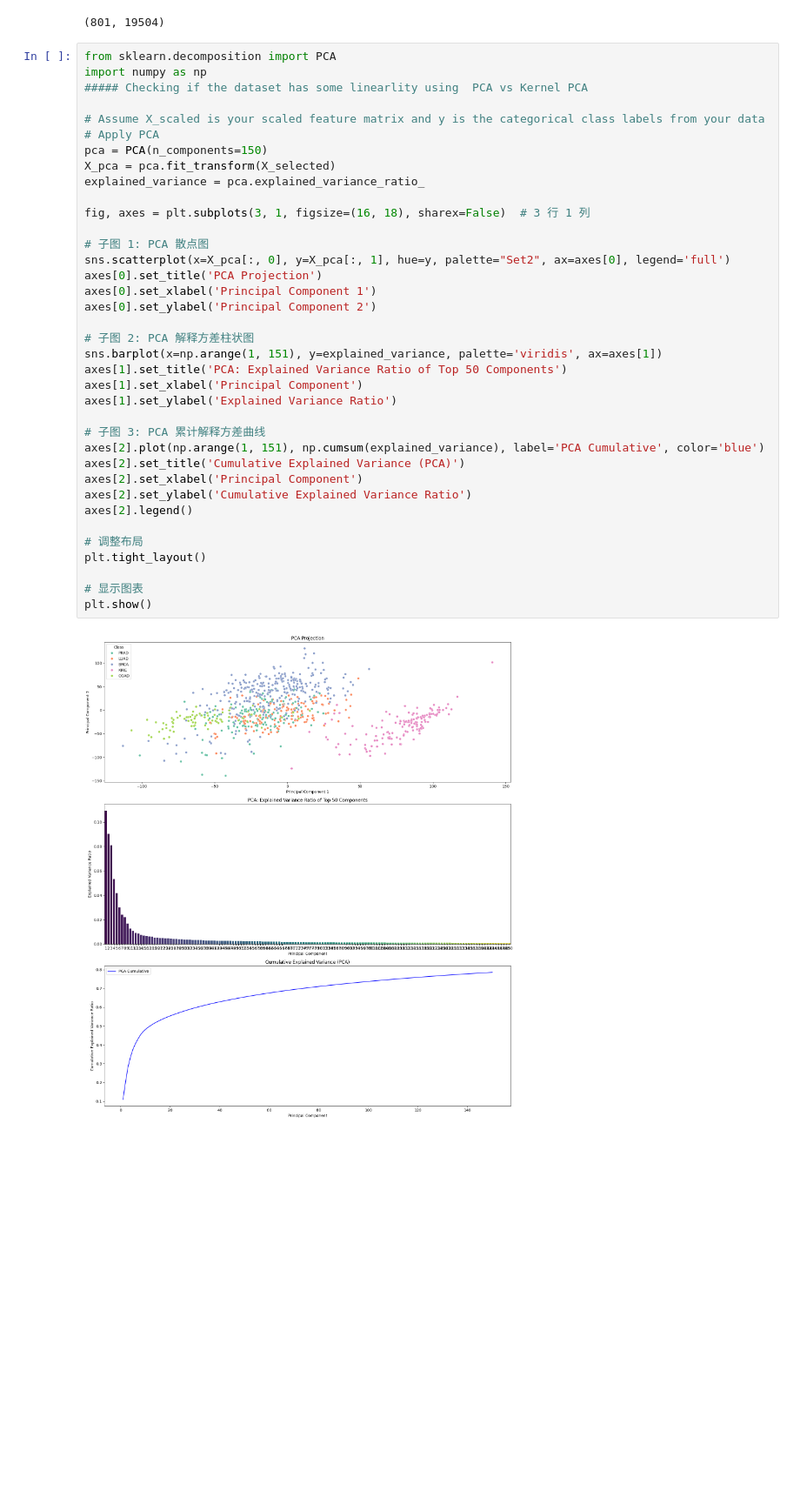
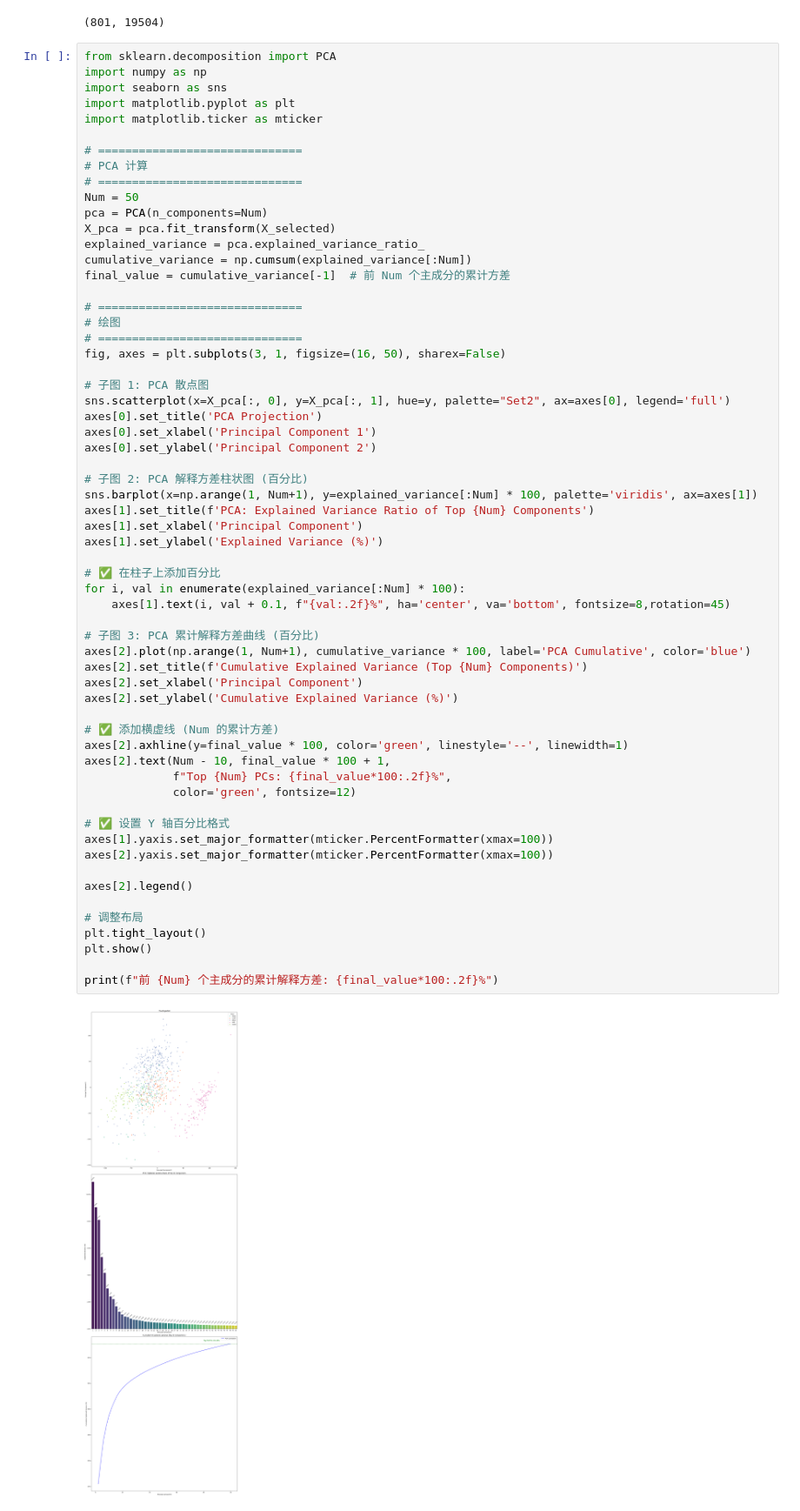
Before and after one commit to bio-apple/NGS_machline_learning, a Jupyter notebook: RNAseq/RNAseq.ipynb, the cells around one changed output. Shown at 87% size. Saved outputs shown, nothing was run; the diff lists cells and outputs as text; blank space fills up the shorter version.

```diff
--- a/RNAseq/RNAseq.ipynb
+++ b/RNAseq/RNAseq.ipynb
@@ -192,39 +192,63 @@ X_selected.shape
 # %%
 from sklearn.decomposition import PCA
 import numpy as np
-##### Checking if the dataset has some linearlity using  PCA vs Kernel PCA
+import seaborn as sns
+import matplotlib.pyplot as plt
+import matplotlib.ticker as mticker
 
-# Assume X_scaled is your scaled feature matrix and y is the categorical class labels from your data
-# Apply PCA
-pca = PCA(n_components=150)
+# ==============================
+# PCA 计算
+# ==============================
+Num = 50
+pca = PCA(n_components=Num)
 X_pca = pca.fit_transform(X_selected)
 explained_variance = pca.explained_variance_ratio_
+cumulative_variance = np.cumsum(explained_variance[:Num])
+final_value = cumulative_variance[-1]  # 前 Num 个主成分的累计方差
 
-fig, axes = plt.subplots(3, 1, figsize=(16, 18), sharex=False)  # 3 行 1 列
+# ==============================
+# 绘图
+# ==============================
+fig, axes = plt.subplots(3, 1, figsize=(16, 50), sharex=False)
 
 # 子图 1: PCA 散点图
 sns.scatterplot(x=X_pca[:, 0], y=X_pca[:, 1], hue=y, palette="Set2", ax=axes[0], legend='full')
 axes[0].set_title('PCA Projection')
 axes[0].set_xlabel('Principal Component 1')
 axes[0].set_ylabel('Principal Component 2')
 
-# 子图 2: PCA 解释方差柱状图
-sns.barplot(x=np.arange(1, 151), y=explained_variance, palette='viridis', ax=axes[1])
-axes[1].set_title('PCA: Explained Variance Ratio of Top 50 Components')
+# 子图 2: PCA 解释方差柱状图 (百分比)
+sns.barplot(x=np.arange(1, Num+1), y=explained_variance[:Num] * 100, palette='viridis', ax=axes[1])
+axes[1].set_title(f'PCA: Explained Variance Ratio of Top {Num} Components')
 axes[1].set_xlabel('Principal Component')
-axes[1].set_ylabel('Explained Variance Ratio')
+axes[1].set_ylabel('Explained Variance (%)')
 
-# 子图 3: PCA 累计解释方差曲线
-axes[2].plot(np.arange(1, 151), np.cumsum(explained_variance), label='PCA Cumulative', color='blue')
-axes[2].set_title('Cumulative Explained Variance (PCA)')
+# ✅ 在柱子上添加百分比
+for i, val in enumerate(explained_variance[:Num] * 100):
+    axes[1].text(i, val + 0.1, f"{val:.2f}%", ha='center', va='bottom', fontsize=8,rotation=45)
+
+# 子图 3: PCA 累计解释方差曲线 (百分比)
+axes[2].plot(np.arange(1, Num+1), cumulative_variance * 100, label='PCA Cumulative', color='blue')
+axes[2].set_title(f'Cumulative Explained Variance (Top {Num} Components)')
 axes[2].set_xlabel('Principal Component')
-axes[2].set_ylabel('Cumulative Explained Variance Ratio')
+axes[2].set_ylabel('Cumulative Explained Variance (%)')
+
+# ✅ 添加横虚线 (Num 的累计方差)
+axes[2].axhline(y=final_value * 100, color='green', linestyle='--', linewidth=1)
+axes[2].text(Num - 10, final_value * 100 + 1,
+             f"Top {Num} PCs: {final_value*100:.2f}%",
+             color='green', fontsize=12)
+
+# ✅ 设置 Y 轴百分比格式
+axes[1].yaxis.set_major_formatter(mticker.PercentFormatter(xmax=100))
+axes[2].yaxis.set_major_formatter(mticker.PercentFormatter(xmax=100))
+
 axes[2].legend()
 
 # 调整布局
 plt.tight_layout()
+plt.show()
 
-# 显示图表
-plt.show()
+print(f"前 {Num} 个主成分的累计解释方差: {final_value*100:.2f}%")
 # %% [output]
-[figure, old version]
+[figure, new version]
```
Also changed, not shown: parts of 2 cells of this notebook.
